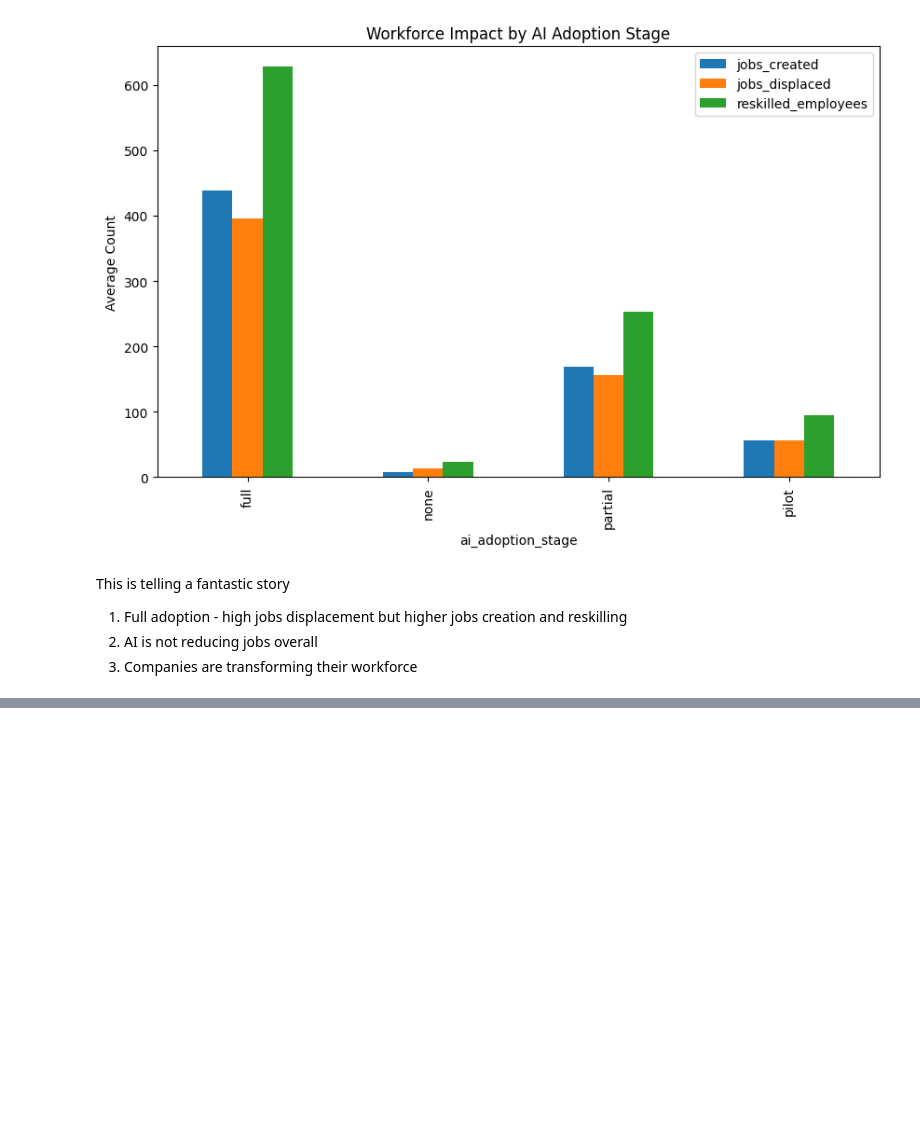
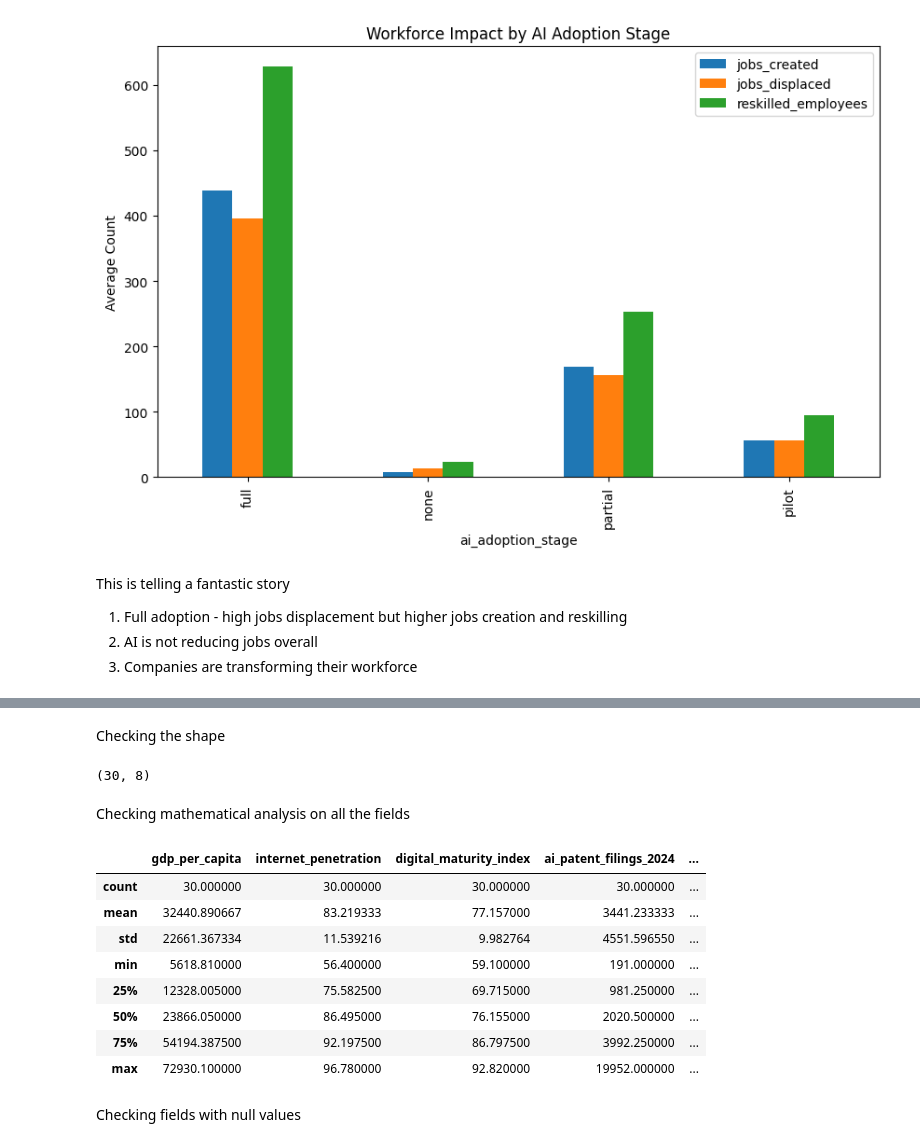
Before and after one commit to HemDesh/Data_Analysis_on_AI_Adoption_and_Workforce_Impact, a Jupyter notebook: notebooks/main.ipynb, the cells around one changed output, grey strips where cells are left out. Saved outputs shown, nothing was run; the diff lists cells and outputs as text; code cells hidden in the pictures; blank space fills up the shorter version.

```diff
--- a/notebooks/main.ipynb
+++ b/notebooks/main.ipynb
@@ -867,0 +917,22 @@ This is telling a fantastic story
+# %% [markdown]
+Checking the shape
+# %%
+dfc.shape
+# %% [output]
+(30, 8)
+# %% [markdown]
+Checking mathematical analysis on all the fields
+# %%
+dfc.describe()
+# %% [output]
+|  | gdp_per_capita | internet_penetration | digital_maturity_index | ai_patent_filings_2024 | ... |
+| count | 30.000000 | 30.000000 | 30.000000 | 30.000000 | ... |
+| mean | 32440.890667 | 83.219333 | 77.157000 | 3441.233333 | ... |
+| std | 22661.367334 | 11.539216 | 9.982764 | 4551.596550 | ... |
+| min | 5618.810000 | 56.400000 | 59.100000 | 191.000000 | ... |
+| 25% | 12328.005000 | 75.582500 | 69.715000 | 981.250000 | ... |
+| 50% | 23866.050000 | 86.495000 | 76.155000 | 2020.500000 | ... |
+| 75% | 54194.387500 | 92.197500 | 86.797500 | 3992.250000 | ... |
+| max | 72930.100000 | 96.780000 | 92.820000 | 19952.000000 | ... |
+# %% [markdown]
+Checking fields with null values
```
Also changed, not shown: parts of 19 cells of this notebook.
